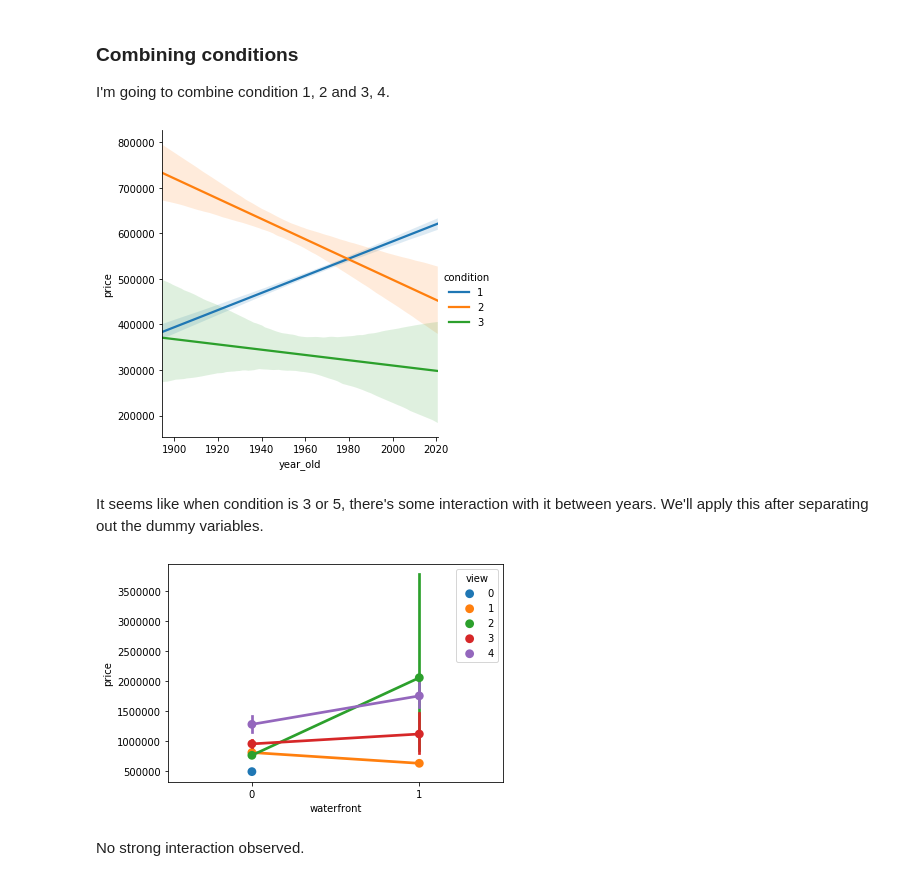
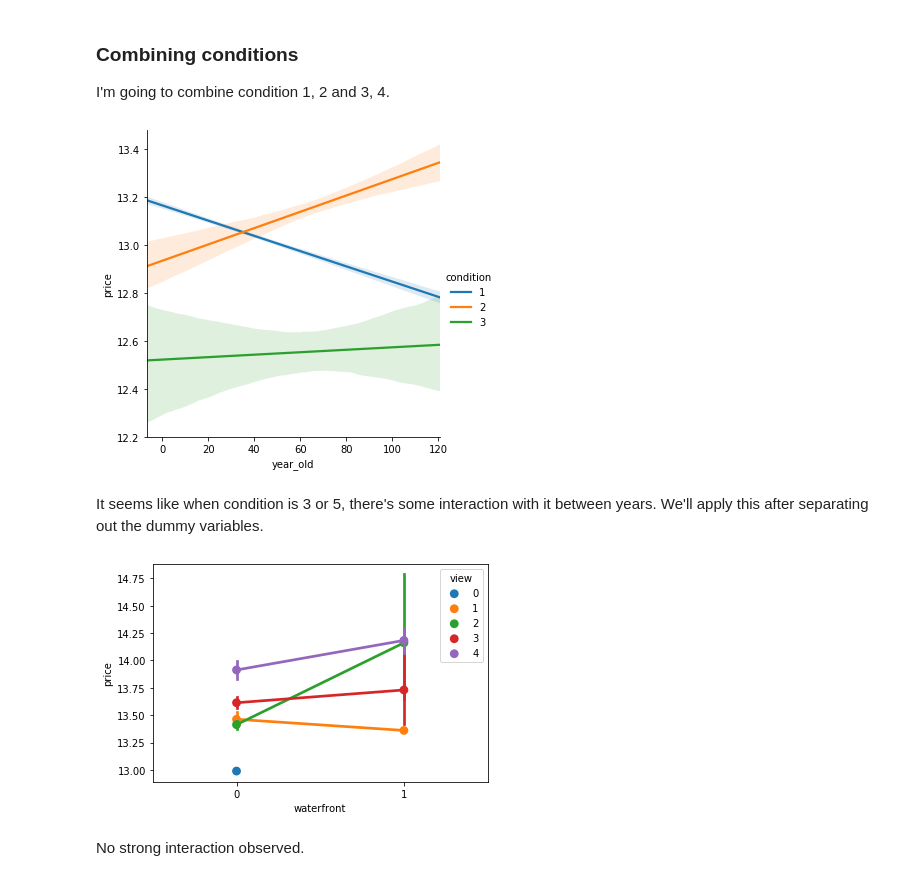
Before and after one commit to stereopickle/housing_price_bakeoff, a Jupyter notebook: Applied_practice.ipynb, the cells around one changed output. Drawn from its saved outputs; the diff is of its cells as text; code cells hidden in the pictures.

```diff
--- a/Applied_practice.ipynb
+++ b/Applied_practice.ipynb
@@ -146,3 +150,5 @@ len(house_train[np.log(house_train.price)>= log_filt])
+# %%
+house_train['price'] = np.log(house_train.price)
 # %% [markdown]
 ### 3. Large lot
 # %%
@@ -169,0 +179,9 @@ Now I'll create new columns I need. From here on, I will need to be able to repl
+# %%
+def make_dates(df):
+    df['month_sold'] = df.date.apply(lambda x: int(x[4:6]))
+    df['yr_sold'] = df.date.apply(lambda x: int(x[0:4]))
+    df.date = df.date.apply(lambda x: int(x[0:8]))
+    df.date = pd.to_datetime(df.date, format = "%Y%m%d")
+    return df
+
+house_train = make_dates(house_train)
@@ -172,8 +193,7 @@ Now I'll create new columns I need. From here on, I will need to be able to repl
 Either year since renovated or since built
 # %%
 def make_yearold (df):
-    df['year_old'] = np.where(df.yr_renovated == 0,
-                                   df.yr_built, df.yr_renovated)
+    df['year_old'] = np.where(df.yr_renovated == 0, df.yr_sold - df.yr_built, df.yr_sold - df.yr_renovated)
     return df
 house_train = make_yearold (house_train)
 # %% [markdown]
@@ -405,19 +424,19 @@ sns.boxplot(x = "condition", y = "price", data = house_train)
 I'm going to combine condition 1, 2 and 3, 4.
 # %%
 # I'm flipping the numbers so it will drop the highest condition later.
-house_train.condition = np.where((house_train.condition == 1) | (house_train.condition == 2), '3',
-        np.where(house_train.condition == 5, 2, 1))
+X1 = house_train.copy()
+X1.condition = np.where((X1.condition == 1) | (X1.condition == 2), 3, np.where(X1.condition == 5, 2, 1))
 # %%
 sns.lmplot(x="year_old", y="price", hue="condition",
-           data=house_train, scatter = False);
+           data=X1, scatter = False);
 # %% [output]
-[figure, old version]
+[figure, new version]
 # %% [markdown]
 It seems like when condition is 3 or 5, there's some interaction with it between years. We'll apply this after separating out the dummy variables.
 # %%
-sns.pointplot(x="waterfront", y="price", hue="view", data=house_train);
+sns.pointplot(x="waterfront", y="price", hue="view", data=X1);
 # %% [output]
-[figure, old version]
+[figure, new version]
 # %% [markdown]
 No strong interaction observed.
 # %% [markdown]
```
Also changed, not shown: parts of 76 cells of this notebook.
